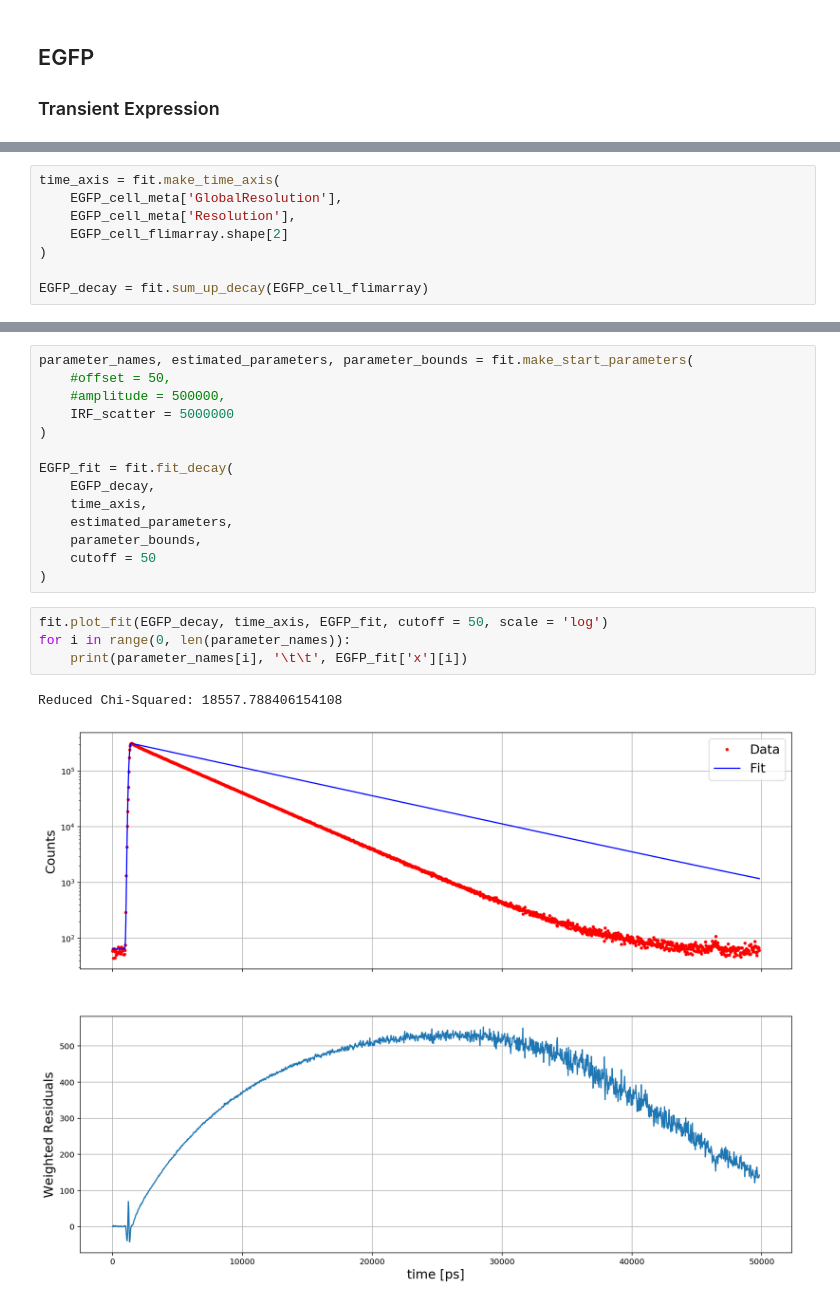
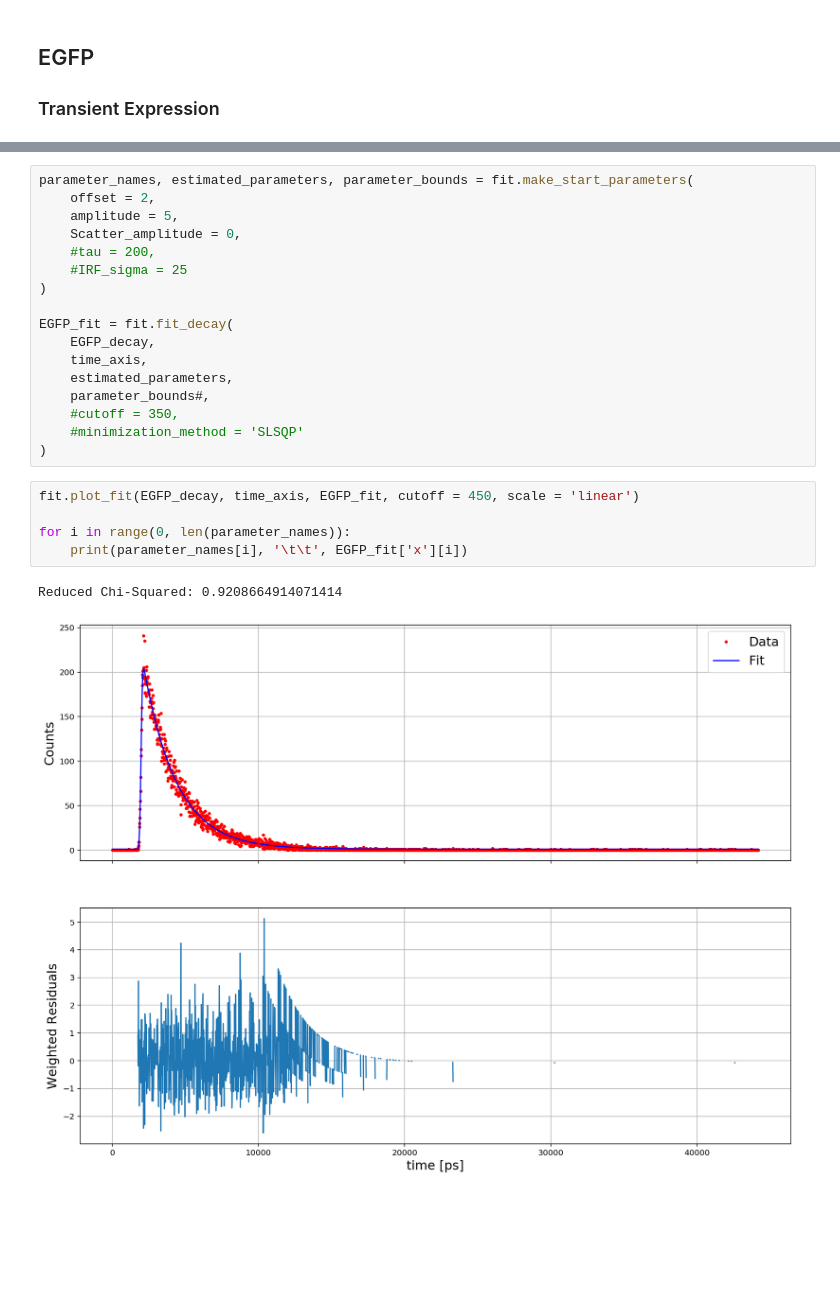
Before and after one commit to Tomkaehst/PhasorFLIM, a Jupyter notebook: notebooks/EGFP_Maroon_cells_and_isolated.ipynb, the cells around one changed output, grey strips where cells are left out. Cells and saved outputs as stored; diff of their text form; blank space fills up the shorter version.

```diff
--- a/notebooks/EGFP_Maroon_cells_and_isolated.ipynb
+++ b/notebooks/EGFP_Maroon_cells_and_isolated.ipynb
@@ -48,8 +71,0 @@ Assigned photons to pixels.
-# %%
-time_axis = fit.make_time_axis(
-    EGFP_cell_meta['GlobalResolution'],
-    EGFP_cell_meta['Resolution'],
-    EGFP_cell_flimarray.shape[2]
-)
-
-EGFP_decay = fit.sum_up_decay(EGFP_cell_flimarray)
@@ -56,21 +78,25 @@ EGFP_decay = fit.sum_up_decay(EGFP_cell_flimarray)
 # %%
 parameter_names, estimated_parameters, parameter_bounds = fit.make_start_parameters(
-    #offset = 50,
-    #amplitude = 500000,
-    IRF_scatter = 5000000
+    offset = 2,
+    amplitude = 5,
+    Scatter_amplitude = 0,
+    #tau = 200,
+    #IRF_sigma = 25
 )
 
 EGFP_fit = fit.fit_decay(
     EGFP_decay,
     time_axis,
     estimated_parameters,
-    parameter_bounds,
-    cutoff = 50
+    parameter_bounds#,
+    #cutoff = 350,
+    #minimization_method = 'SLSQP'
 )
 # %%
-fit.plot_fit(EGFP_decay, time_axis, EGFP_fit, cutoff = 50, scale = 'log')
+fit.plot_fit(EGFP_decay, time_axis, EGFP_fit, cutoff = 450, scale = 'linear')
+
 for i in range(0, len(parameter_names)):
     print(parameter_names[i], '\t\t', EGFP_fit['x'][i])
 # %% [output]
-Reduced Chi-Squared: 18557.788406154108
+Reduced Chi-Squared: 0.9208664914071414
-[figure, old version]
+[figure, new version]
```
Also changed, not shown: parts of 5 cells of this notebook, 3 other files.
